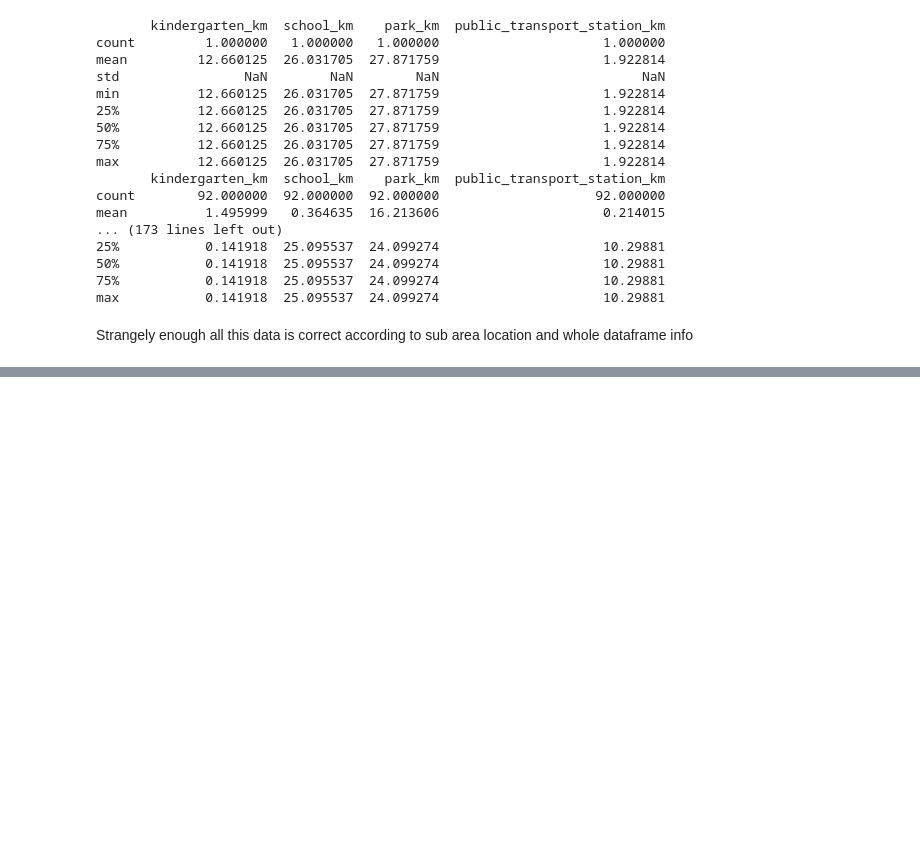
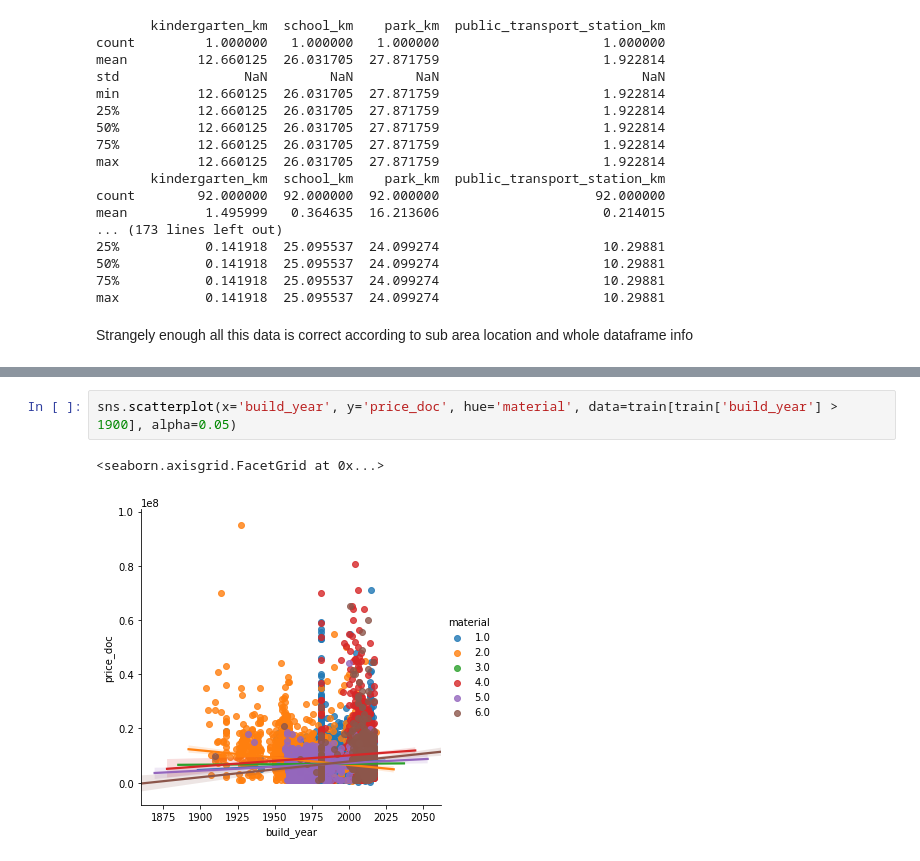
Before and after one commit to Serega6678/Kaggle-Competitions, a Jupyter notebook: Sberbank Russian Housing Market/Secondary_Features_Analysis.ipynb, the cells around one changed output, grey strips where cells are left out. Drawn from its saved outputs; the diff is of its cells as text; blank space fills up the shorter version.

```diff
--- a/Sberbank Russian Housing Market/Secondary_Features_Analysis.ipynb
+++ b/Sberbank Russian Housing Market/Secondary_Features_Analysis.ipynb
@@ -564,0 +588,5 @@ Strangely enough all this data is correct according to sub area location and who
+# %%
+sns.scatterplot(x='build_year', y='price_doc', hue='material', data=train[train['build_year'] > 1900], alpha=0.05)
+# %% [output]
+<seaborn.axisgrid.FacetGrid at 0x...>
+[figure, added]
```
Also changed, not shown: parts of 13 cells of this notebook.
